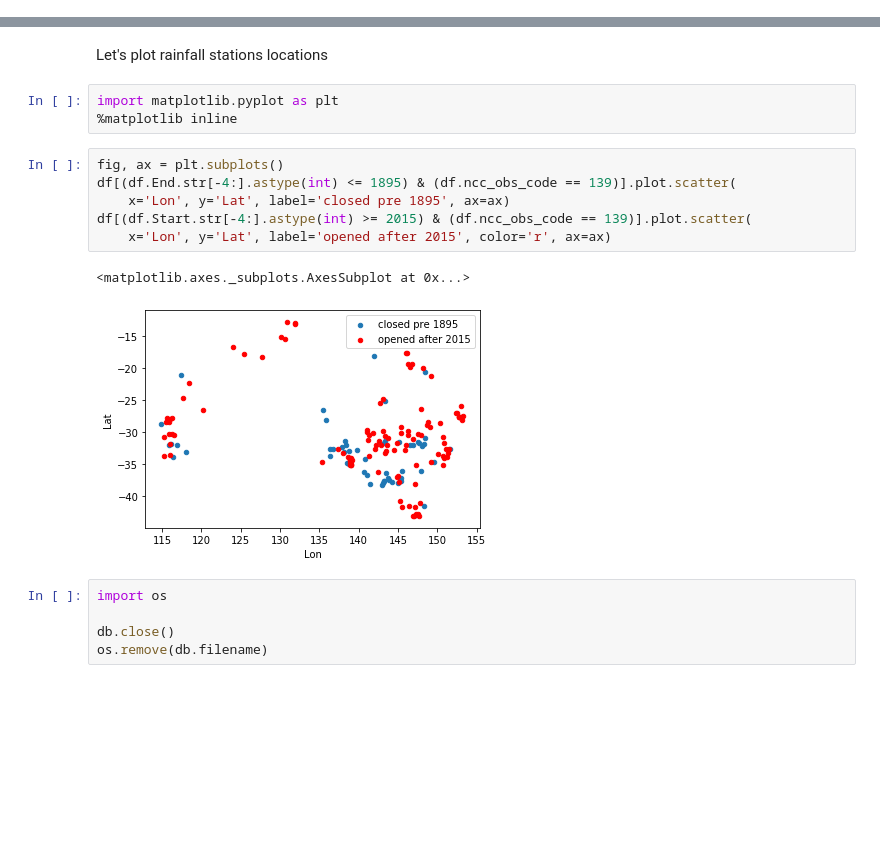
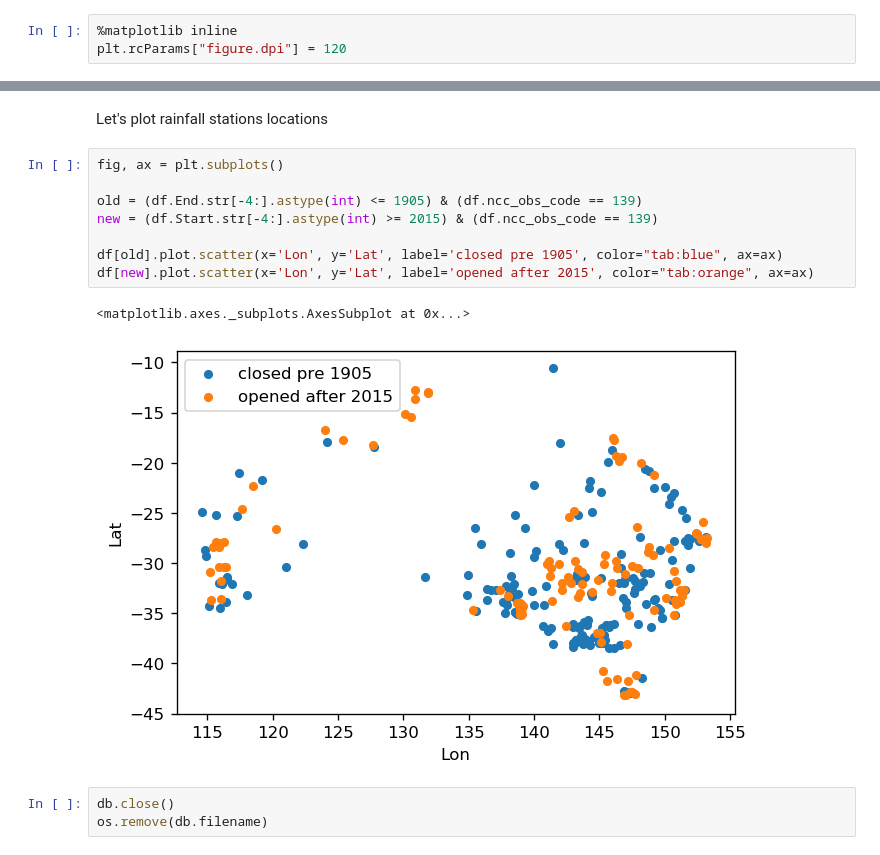
Before and after one commit to kinverarity1/ausweather, a Jupyter notebook: notebooks/List of BoM stations with data.ipynb, the cells around one changed output, grey strips where cells are left out. Saved outputs shown, nothing was run; the diff lists cells and outputs as text; blank space fills up the shorter version.

```diff
--- a/notebooks/List of BoM stations with data.ipynb
+++ b/notebooks/List of BoM stations with data.ipynb
@@ -5,3 +13,6 @@ import logging; logging.basicConfig(level=logging.INFO)
+# %%
+%matplotlib inline
+plt.rcParams["figure.dpi"] = 120
 # %%
 db = ausweather.Database('test.sqlite')
 # %%
@@ -27,20 +38,17 @@ df.head()
 | 4 | 86307 | ABBOTSFORD | -37.8000 | 145.0000 | May 1972 | Sep 1972 | 0.4 | 99 | N | 139 | ... |
 # %% [markdown]
 Let's plot rainfall stations locations
-# %%
-import matplotlib.pyplot as plt
-%matplotlib inline
 # %%
 fig, ax = plt.subplots()
-df[(df.End.str[-4:].astype(int) <= 1895) & (df.ncc_obs_code == 139)].plot.scatter(
-    x='Lon', y='Lat', label='closed pre 1895', ax=ax)
-df[(df.Start.str[-4:].astype(int) >= 2015) & (df.ncc_obs_code == 139)].plot.scatter(
-    x='Lon', y='Lat', label='opened after 2015', color='r', ax=ax)
+
+old = (df.End.str[-4:].astype(int) <= 1905) & (df.ncc_obs_code == 139)
+new = (df.Start.str[-4:].astype(int) >= 2015) & (df.ncc_obs_code == 139)
+
+df[old].plot.scatter(x='Lon', y='Lat', label='closed pre 1905', color="tab:blue", ax=ax)
+df[new].plot.scatter(x='Lon', y='Lat', label='opened after 2015', color="tab:orange", ax=ax)
 # %% [output]
 <matplotlib.axes._subplots.AxesSubplot at 0x...>
-[figure, old version]
+[figure, new version]
 # %%
-import os
-
 db.close()
 os.remove(db.filename)
```
Also changed, not shown: parts of 6 cells of this notebook, 2 other files.
